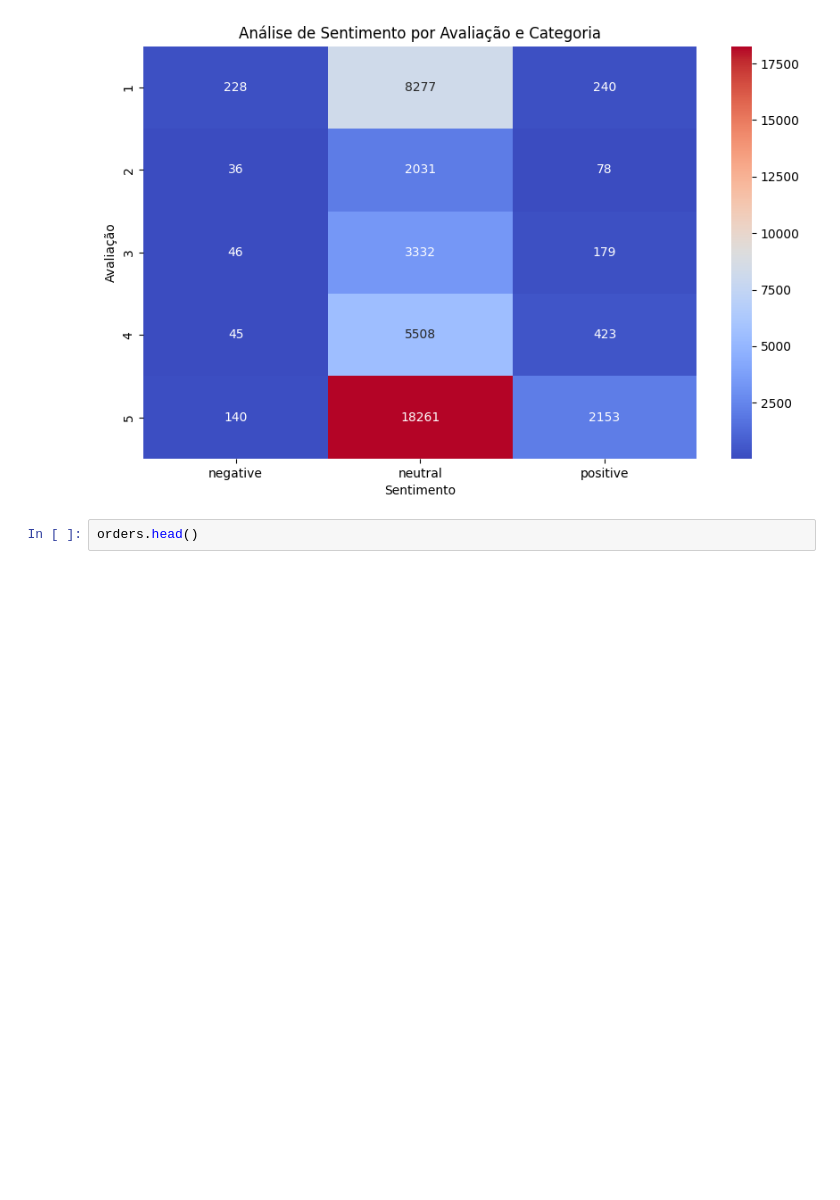
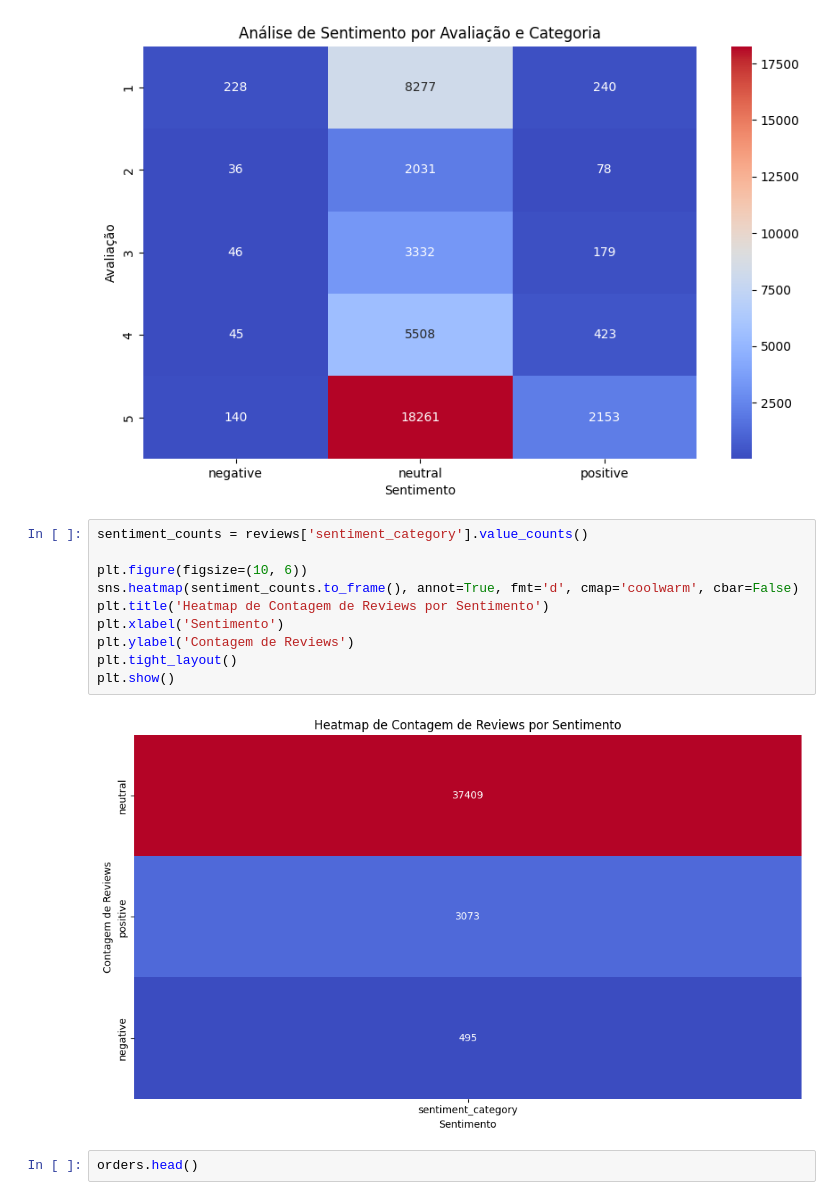
Before and after one commit to RafeuLopo/Kaggle_Analysis, a Jupyter notebook: Olist_Analysis.ipynb, the cells around one changed output. Cells and saved outputs as stored; diff of their text form; blank space fills up the shorter version.

Commit message:
Add files via upload
Análise de sentimento com tensorflow

```diff
--- a/Olist_Analysis.ipynb
+++ b/Olist_Analysis.ipynb
@@ -620,6 +632,18 @@ plt.title('Análise de Sentimento por Avaliação e Categoria')
 plt.show()
 # %% [output]
 [figure]
+# %%
+sentiment_counts = reviews['sentiment_category'].value_counts()
+
+plt.figure(figsize=(10, 6))
+sns.heatmap(sentiment_counts.to_frame(), annot=True, fmt='d', cmap='coolwarm', cbar=False)
+plt.title('Heatmap de Contagem de Reviews por Sentimento')
+plt.xlabel('Sentimento')
+plt.ylabel('Contagem de Reviews')
+plt.tight_layout()
+plt.show()
+# %% [output]
+[figure, added]
 # %%
 orders.head()
 # %% [output]
```
Also changed, not shown: parts of 27 cells of this notebook.
